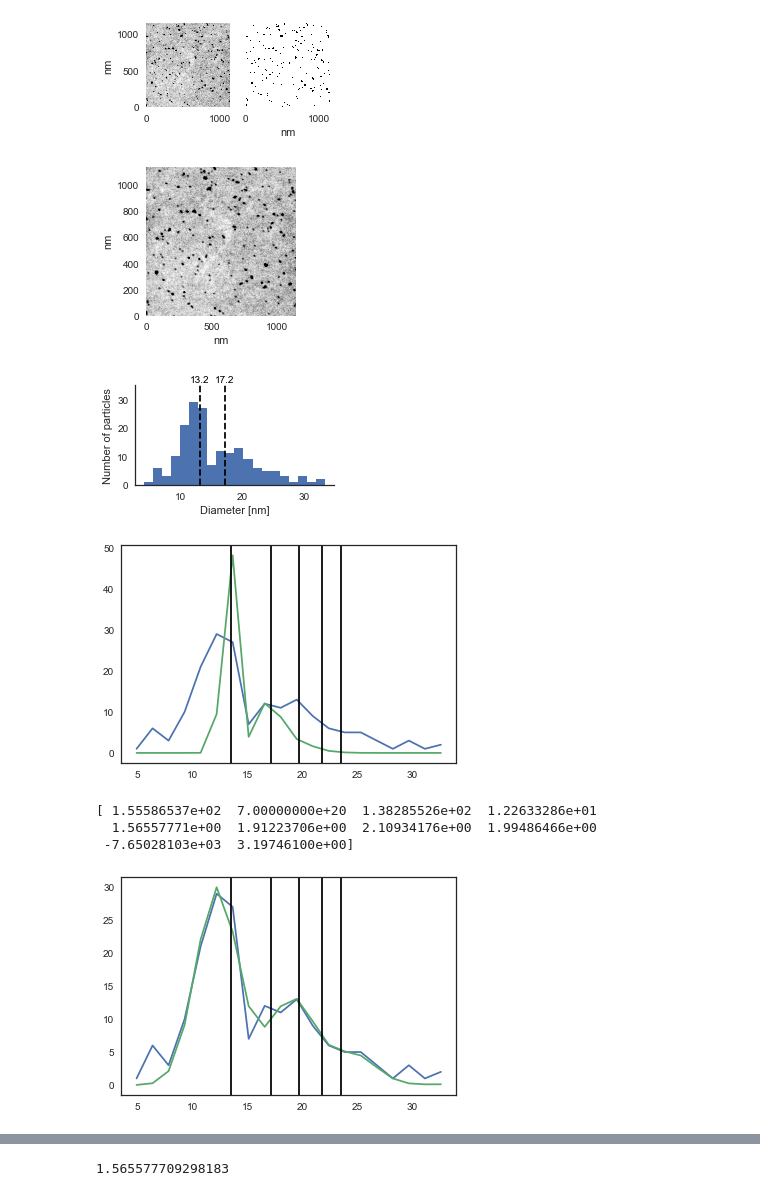
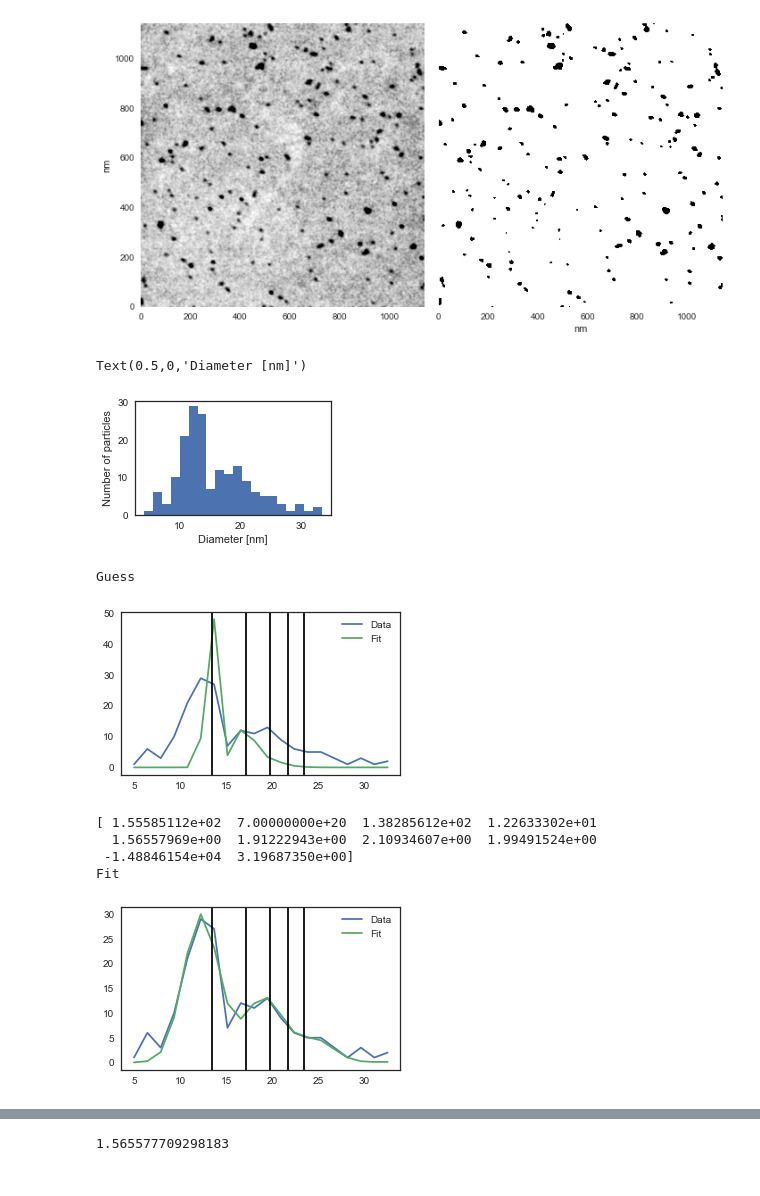
Before and after one commit to mhantke/esi_at_amo, a Jupyter notebook: notebooks/fig_rubisco_em.ipynb, the cells around one changed output, grey strips where cells are left out. Cells and saved outputs as stored; diff of their text form; code cells hidden in the pictures.

```diff
--- a/notebooks/fig_rubisco_em.ipynb
+++ b/notebooks/fig_rubisco_em.ipynb
@@ -38,7 +23,7 @@ M = sI2 > 5
 N = M.shape[0]
 l = N/876.*500
 extent = [0, l, 0, l]
-sf = 0.7
+sf = 2
 fig, (ax1, ax2) = subplots(ncols=2, figsize=(sf*5, sf*2.7), sharey=True)
 ax1.imshow(sI2, vmax=10, extent=extent)
 #ax2.imshow(sI2, vmax=10, extent=extent)
@@ -51,26 +36,8 @@ ax2.set_xlabel("nm")
 for ax in [ax1, ax2]:
     ax.set_frame_on(False)
 tight_layout()
-savefig("thresholding.png", dpi=300)
 # %% [output]
-[figure, old version]
+[figure, new version]
-# %%
-from scipy.ndimage import gaussian_filter
-sI2 = gaussian_filter(I2, 5.)
-M = sI2 > 5
-N = M.shape[0]
-l = N/876.*500
-extent = [0, l, 0, l]
-fig, ax = subplots(nrows=1, figsize=(3., 3.))
-ax.imshow(sI2, vmax=10, extent=extent)
-ax.set_aspect(1.)
-ax.set_xlabel("nm")
-ax.set_ylabel("nm")
-ax.set_frame_on(False)
-tight_layout()
-savefig("thresholding_single.png", dpi=300)
-# %% [output]
-[figure, removed]
 # %%
 from scipy.ndimage import label
 L, nL = label(M)
@@ -90,25 +57,15 @@ with h5py.File("particles_rubisco_002.h5", "w") as f:
 # %%
 sf = 0.7
 fig = figure(figsize=(5*sf,3*sf))
 ax = fig.add_subplot(111)
-#d1 = 13.2
-#d2 = d1*2**(1/2.6)
-ax.axvline(d1,c="black", ls='--')
-ax.axvline(d2,c="black", ls='--')
 H, d_edges, _= ax.hist(d_nm,20,lw=0)
 d_centers = d_edges[:-1] +(d_edges[1]-d_edges[0])/2.
 
-
 ax.set_ylabel("Number of particles")
 ax.set_xlabel("Diameter [nm]")
-ax.set_ylim(0, 35)
-ax.text(d1, 36, "%.1f" % round(d1,1), ha="center", color="black")
-ax.text(d2, 36, "%.1f" % round(d2,1), ha="center", color="black")
-sns.despine()
-tight_layout()
-savefig("hist.png", dpi=250)
 # %% [output]
+Text(0.5,0,'Diameter [nm]')
-[figure, old version]
+[figure, new version]
 # %%
 poisson_prob = lambda lam, k: exp(-lam)*lam**k/scipy.special.factorial(k)
 
@@ -145,8 +102,11 @@ err = lambda p: ((H-_f(x=d_centers, n=n, p=p))**2).sum()
 
 H_init = _f(x=d_centers, n=n, p=p_init)
 
-plot(d_centers, H)
-plot(d_centers, H_init)
+print('Guess')
+figure(figsize=(5,3))
+plot(d_centers, H, label='Data')
+plot(d_centers, H_init, label='Fit')
+legend()
 for x0 in x0s_init:
     axvline(x0, color='k')
 show()
@@ -166,16 +126,20 @@ x0s_fit = asarray([(x0_fit*k**(1./a_fit)) for k in range(1, 1+n)])
 
 H_fit = _f(x=d_centers, n=n, p=res.x)
 
-figure()
-plot(d_centers, H)
-plot(d_centers, H_fit)
+print('Fit')
+figure(figsize=(5,3))
+plot(d_centers, H, label='Data')
+plot(d_centers, H_fit, label='Fit')
+legend()
 for x0 in x0s_init:
     axvline(x0, color='k')
 show()
 # %% [output]
+Guess
-[figure, old version]
+[figure, new version]
-[ 1.55586537e+02  7.00000000e+20  1.38285526e+02  1.22633286e+01
-  1.56557771e+00  1.91223706e+00  2.10934176e+00  1.99486466e+00
- -7.65028103e+03  3.19746100e+00]
+[ 1.55585112e+02  7.00000000e+20  1.38285612e+02  1.22633302e+01
+  1.56557969e+00  1.91222943e+00  2.10934607e+00  1.99491524e+00
+ -1.48846154e+04  3.19687350e+00]
+Fit
-[figure, old version]
+[figure, new version]
 # %%
```
Also changed, not shown: parts of 6 cells of this notebook, 4 other files.
